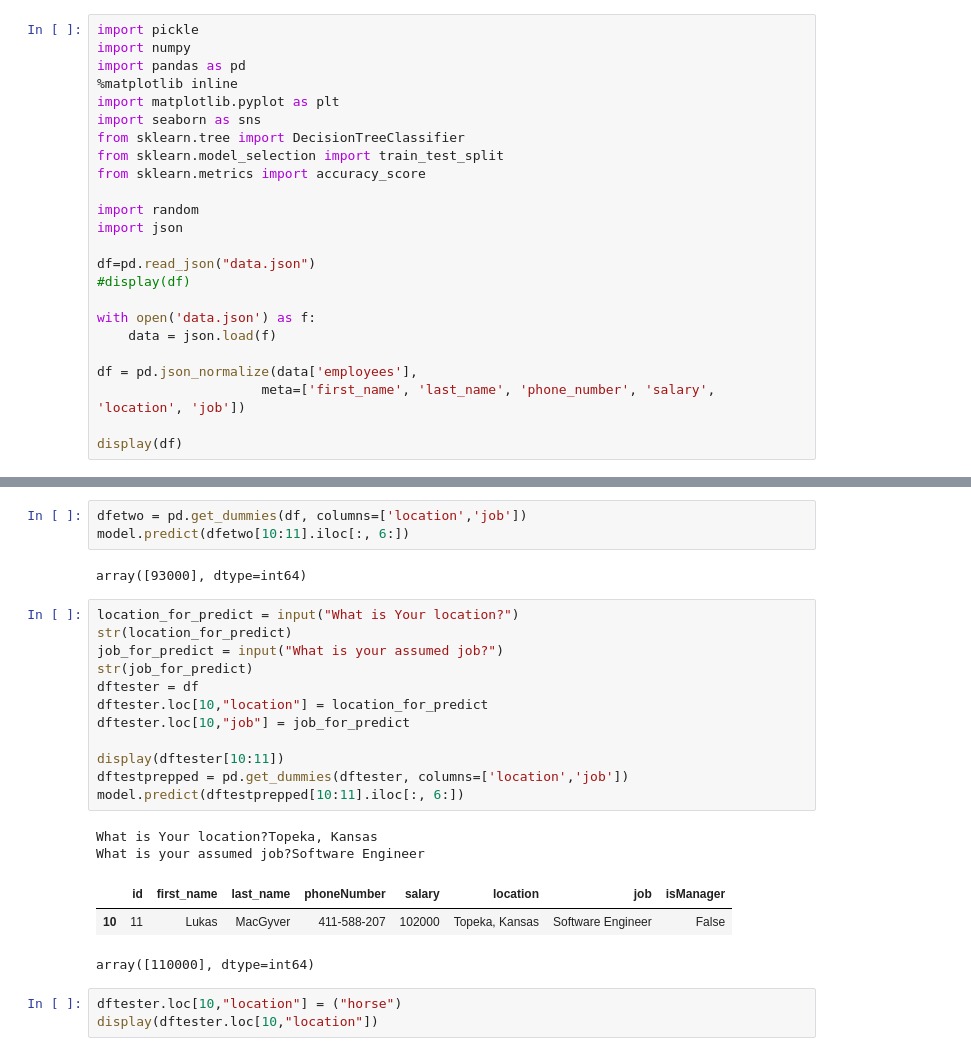
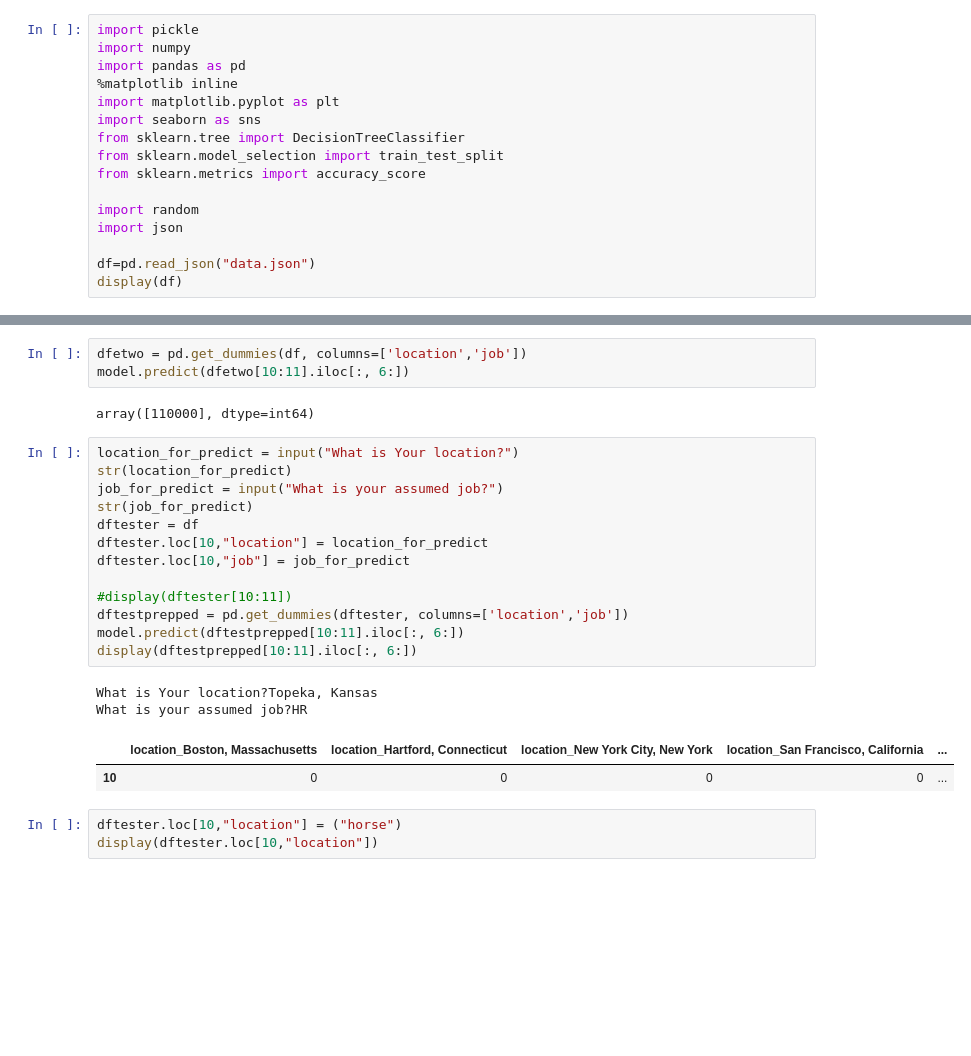
Before and after one commit to matthewJones6799/Capstone-Project, a Jupyter notebook: RegressionModel.ipynb, the cells around one changed output, grey strips where cells are left out. Saved outputs shown, nothing was run; the diff lists cells and outputs as text; blank space fills up the shorter version.

```diff
--- a/RegressionModel.ipynb
+++ b/RegressionModel.ipynb
@@ -13,14 +13,6 @@ import random
 import json
 
 df=pd.read_json("data.json")
-#display(df)
-
-with open('data.json') as f:
-    data = json.load(f)
-
-df = pd.json_normalize(data['employees'],
-                     meta=['first_name', 'last_name', 'phone_number', 'salary', 'location', 'job'])
-
 display(df)
 # %% [output]
 |  | id | first_name | last_name | phoneNumber | salary | location | job | isManager |
@@ -91,25 +83,25 @@ print(accuracy)
 dfetwo = pd.get_dummies(df, columns=['location','job'])
 model.predict(dfetwo[10:11].iloc[:, 6:])
 # %% [output]
-array([93000], dtype=int64)
+array([110000], dtype=int64)
 # %%
 location_for_predict = input("What is Your location?")
 str(location_for_predict)
 job_for_predict = input("What is your assumed job?")
 str(job_for_predict)
 dftester = df
 dftester.loc[10,"location"] = location_for_predict
 dftester.loc[10,"job"] = job_for_predict
 
-display(dftester[10:11])
+#display(dftester[10:11])
 dftestprepped = pd.get_dummies(dftester, columns=['location','job'])
 model.predict(dftestprepped[10:11].iloc[:, 6:])
+display(dftestprepped[10:11].iloc[:, 6:])
 # %% [output]
 What is Your location?Topeka, Kansas
-What is your assumed job?Software Engineer
+What is your assumed job?HR
-|  | id | first_name | last_name | phoneNumber | salary | location | job | isManager |
-| 10 | 11 | Lukas | MacGyver | 411-588-207 | 102000 | Topeka, Kansas | Software Engineer | False |
+|  | location_Boston, Massachusetts | location_Hartford, Connecticut | location_New York City, New York | location_San Francisco, California | ... |
+| 10 | 0 | 0 | 0 | 0 | ... |
-array([110000], dtype=int64)
 # %%
 dftester.loc[10,"location"] = ("horse")
 display(dftester.loc[10,"location"])
```
Also changed, not shown: parts of 3 cells of this notebook, 7 other files.
